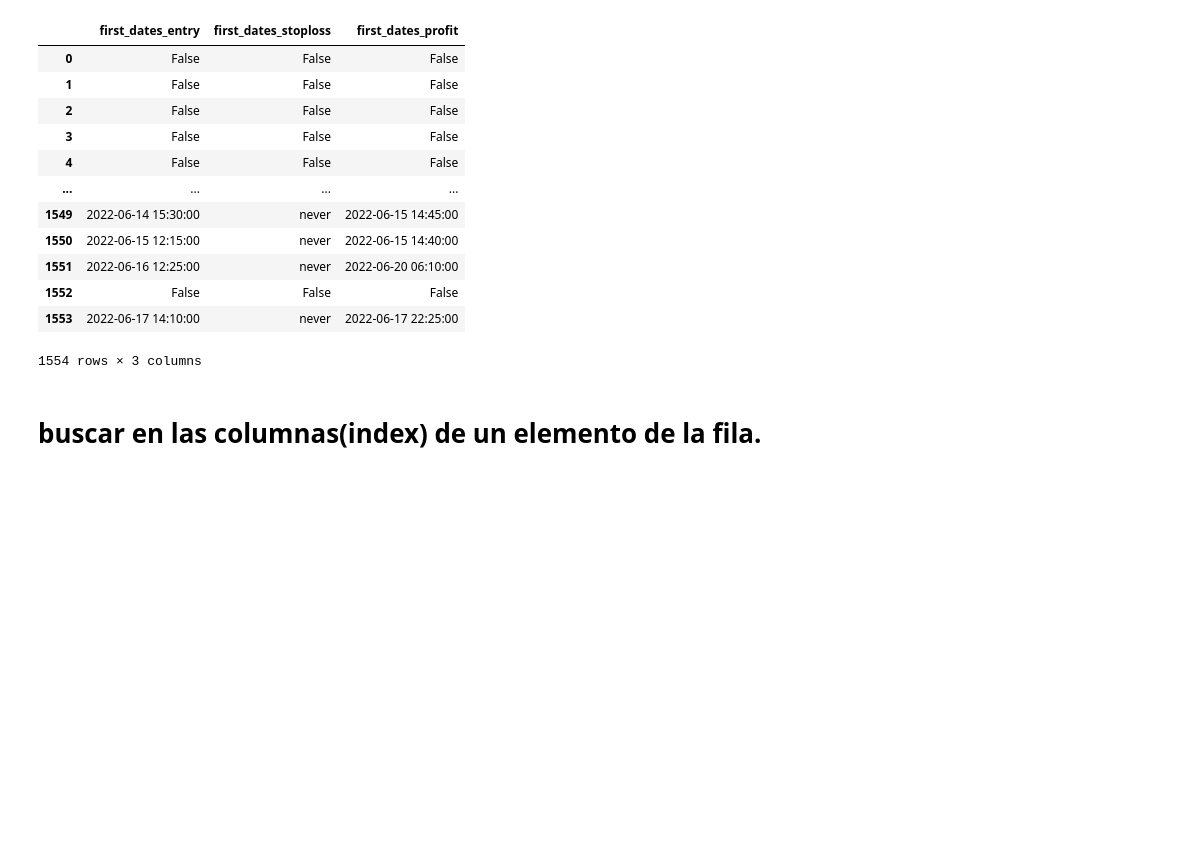
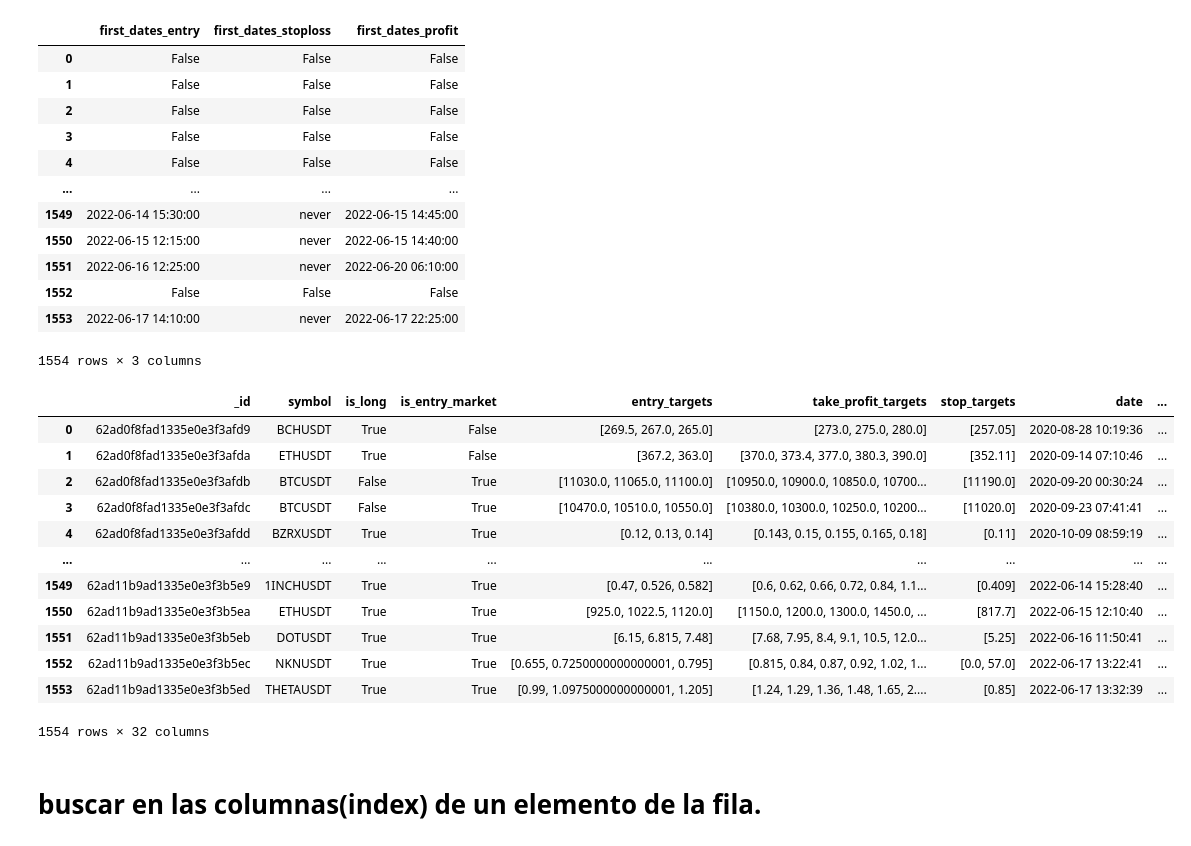
Before and after one commit to joankenobi/analisis_de_datos_copy_trading, a Jupyter notebook: Proyecto/notebooks/analisis_de_datos_prueba.ipynb, the cells around one changed output. Saved outputs shown, nothing was run; the diff lists cells and outputs as text; code cells hidden in the pictures; blank space fills up the shorter version.

```diff
--- a/Proyecto/notebooks/analisis_de_datos_prueba.ipynb
+++ b/Proyecto/notebooks/analisis_de_datos_prueba.ipynb
@@ -194,6 +194,7 @@ columnas=['_id',
  'trailing_configuration',
  'date',
  'channel',
+ 'channel_id',
  'message_link',
  'dates_entry',
  'dates_stoploss',
@@ -365,5 +354,21 @@ df_sygnals[[
 | 1552 | False | False | False |
 | 1553 | 2022-06-17 14:10:00 | never | 2022-06-17 22:25:00 |
 1554 rows × 3 columns
+# %%
+df_sygnals
+# %% [output]
+|  | _id | symbol | is_long | is_entry_market | entry_targets | take_profit_targets | stop_targets | date | ... |
+| 0 | 62ad0f8fad1335e0e3f3afd9 | BCHUSDT | True | False | [269.5, 267.0, 265.0] | [273.0, 275.0, 280.0] | [257.05] | 2020-08-28 10:19:36 | ... |
+| 1 | 62ad0f8fad1335e0e3f3afda | ETHUSDT | True | False | [367.2, 363.0] | [370.0, 373.4, 377.0, 380.3, 390.0] | [352.11] | 2020-09-14 07:10:46 | ... |
+| 2 | 62ad0f8fad1335e0e3f3afdb | BTCUSDT | False | True | [11030.0, 11065.0, 11100.0] | [10950.0, 10900.0, 10850.0, 10700... | [11190.0] | 2020-09-20 00:30:24 | ... |
+| 3 | 62ad0f8fad1335e0e3f3afdc | BTCUSDT | False | True | [10470.0, 10510.0, 10550.0] | [10380.0, 10300.0, 10250.0, 10200... | [11020.0] | 2020-09-23 07:41:41 | ... |
+| 4 | 62ad0f8fad1335e0e3f3afdd | BZRXUSDT | True | True | [0.12, 0.13, 0.14] | [0.143, 0.15, 0.155, 0.165, 0.18] | [0.11] | 2020-10-09 08:59:19 | ... |
+| ... | ... | ... | ... | ... | ... | ... | ... | ... | ... |
+| 1549 | 62ad11b9ad1335e0e3f3b5e9 | 1INCHUSDT | True | True | [0.47, 0.526, 0.582] | [0.6, 0.62, 0.66, 0.72, 0.84, 1.1... | [0.409] | 2022-06-14 15:28:40 | ... |
+| 1550 | 62ad11b9ad1335e0e3f3b5ea | ETHUSDT | True | True | [925.0, 1022.5, 1120.0] | [1150.0, 1200.0, 1300.0, 1450.0, ... | [817.7] | 2022-06-15 12:10:40 | ... |
+| 1551 | 62ad11b9ad1335e0e3f3b5eb | DOTUSDT | True | True | [6.15, 6.815, 7.48] | [7.68, 7.95, 8.4, 9.1, 10.5, 12.0... | [5.25] | 2022-06-16 11:50:41 | ... |
+| 1552 | 62ad11b9ad1335e0e3f3b5ec | NKNUSDT | True | True | [0.655, 0.7250000000000001, 0.795] | [0.815, 0.84, 0.87, 0.92, 1.02, 1... | [0.0, 57.0] | 2022-06-17 13:22:41 | ... |
+| 1553 | 62ad11b9ad1335e0e3f3b5ed | THETAUSDT | True | True | [0.99, 1.0975000000000001, 1.205] | [1.24, 1.29, 1.36, 1.48, 1.65, 2.... | [0.85] | 2022-06-17 13:32:39 | ... |
+1554 rows × 32 columns
 # %%
 df_sygnals.to_csv("pasanti_sygnals.csv")
```
Also changed, not shown: parts of 3 cells of this notebook, 1 other file.
